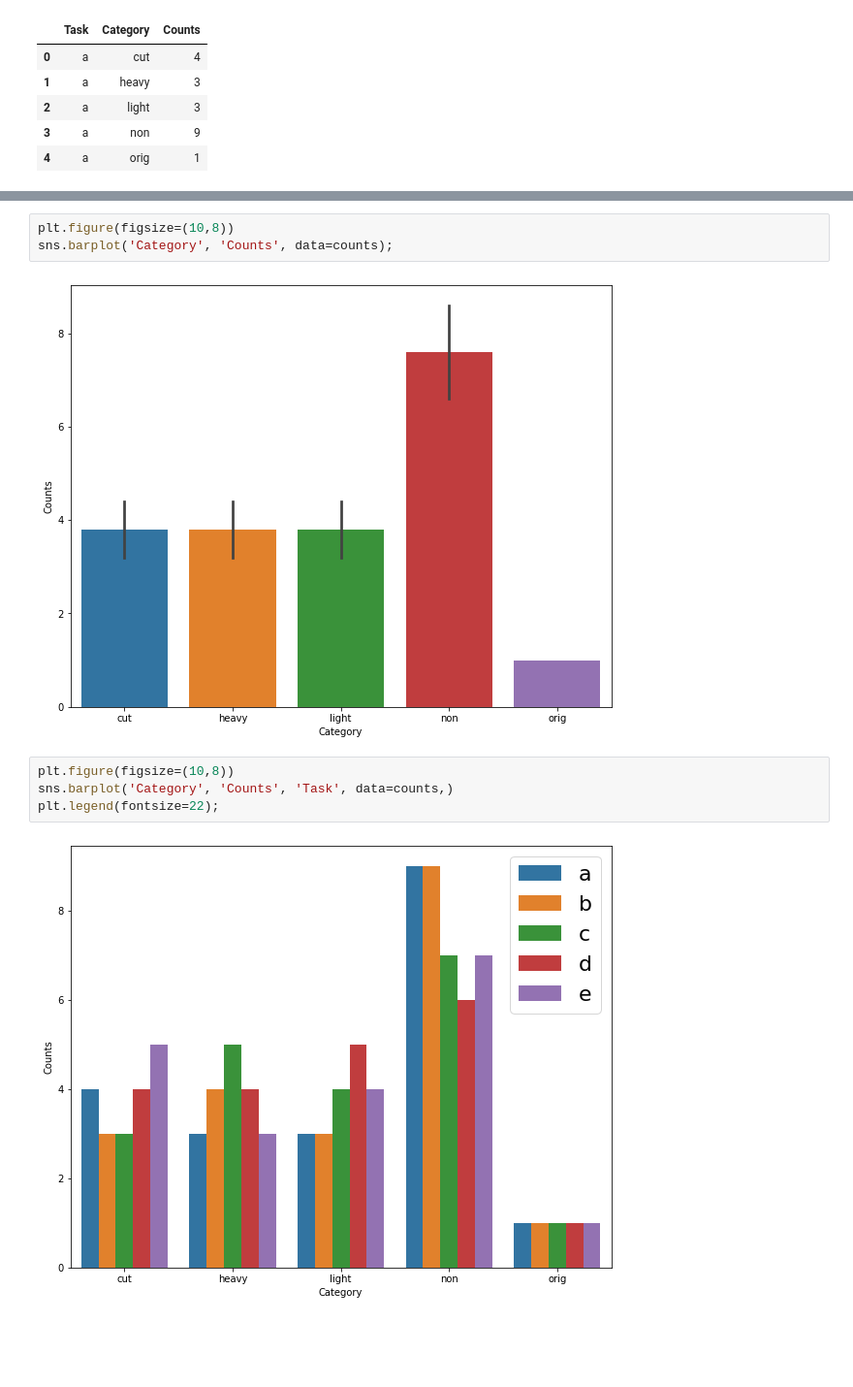
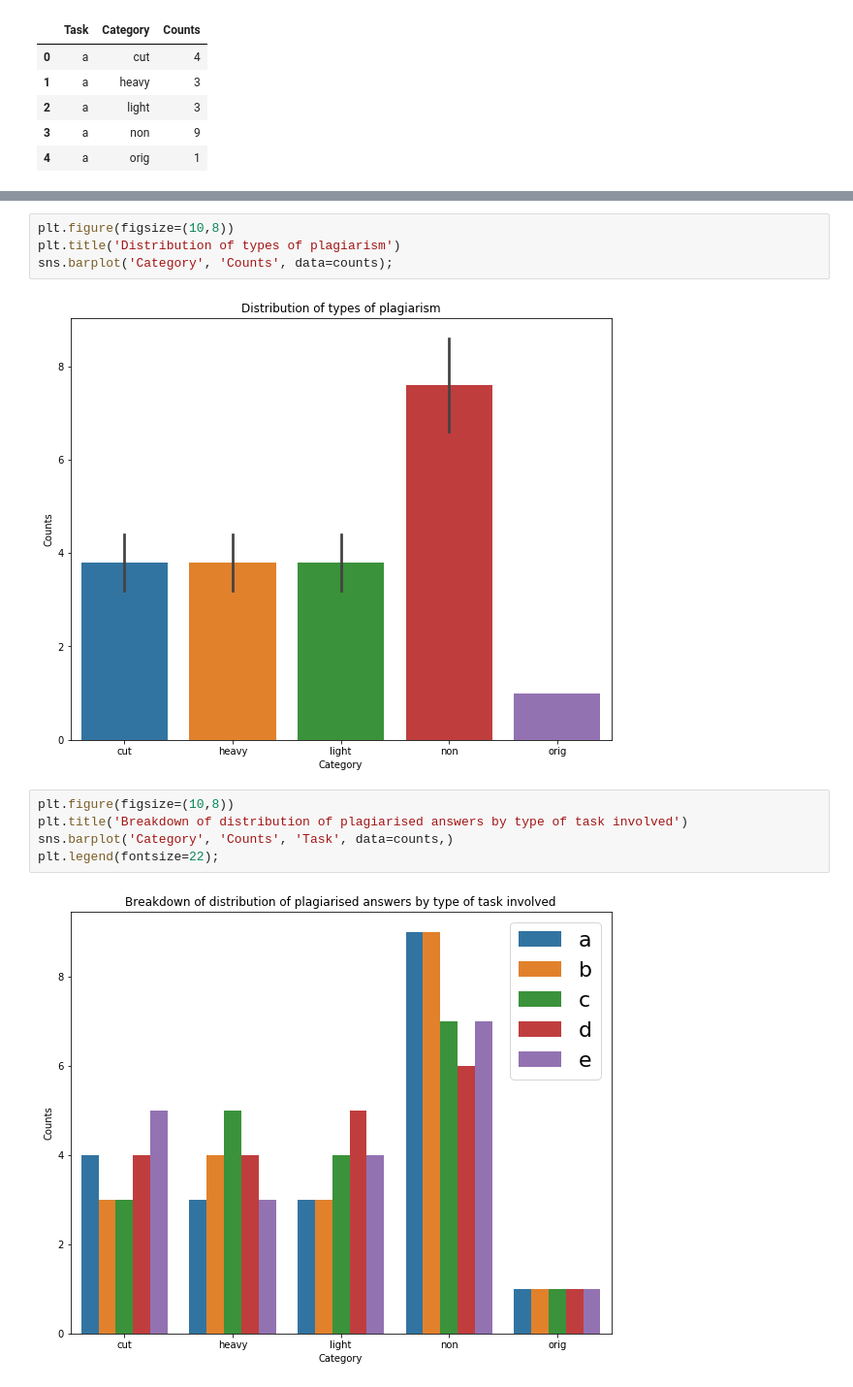
Before and after one commit to Ioana-P/Plagiarism-detection, a Jupyter notebook: 1_Data_Exploration.ipynb, the cells around one changed output, grey strips where cells are left out. Shown at 97% size. Saved outputs shown, nothing was run; the diff lists cells and outputs as text; blank space fills up the shorter version.

```diff
--- a/1_Data_Exploration.ipynb
+++ b/1_Data_Exploration.ipynb
@@ -207,11 +183,13 @@ plt.legend(loc='upper right', fontsize=13);
 # %%
 plt.figure(figsize=(10,8))
+plt.title('Distribution of types of plagiarism')
 sns.barplot('Category', 'Counts', data=counts);
 # %% [output]
-[figure, old version]
+[figure, new version]
 # %%
 plt.figure(figsize=(10,8))
+plt.title('Breakdown of distribution of plagiarised answers by type of task involved')
 sns.barplot('Category', 'Counts', 'Task', data=counts,)
 plt.legend(fontsize=22);
 # %% [output]
-[figure, old version]
+[figure, new version]
```
Also changed, not shown: parts of 10 cells of this notebook.
